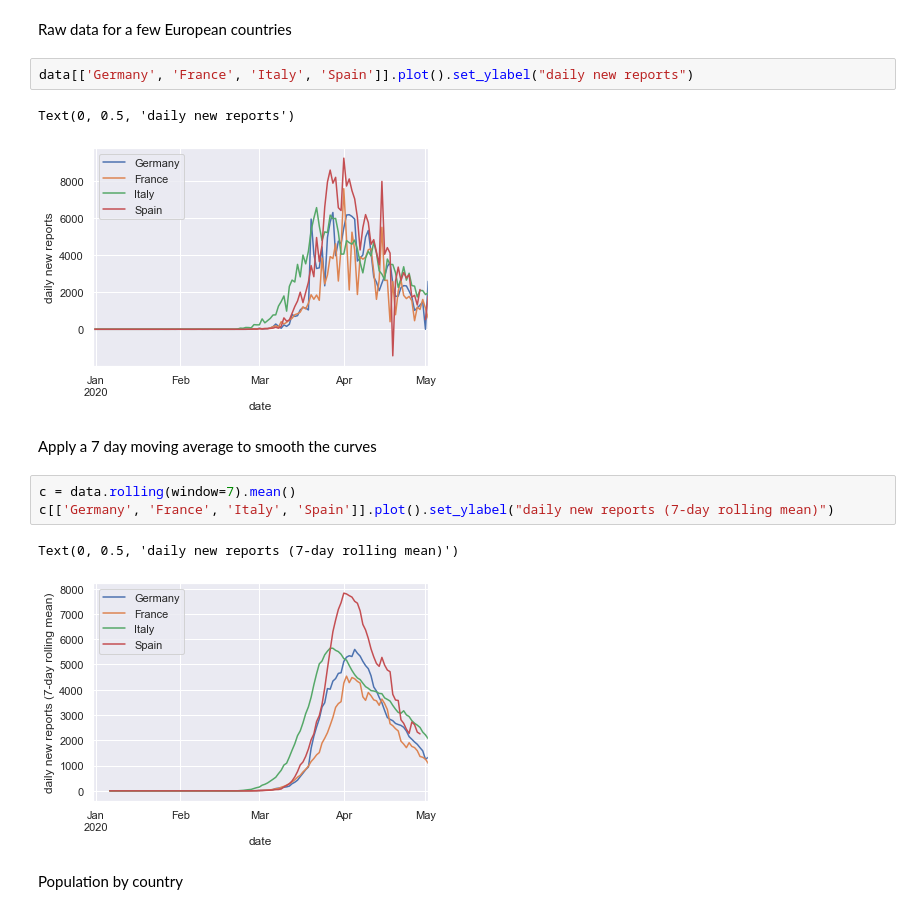
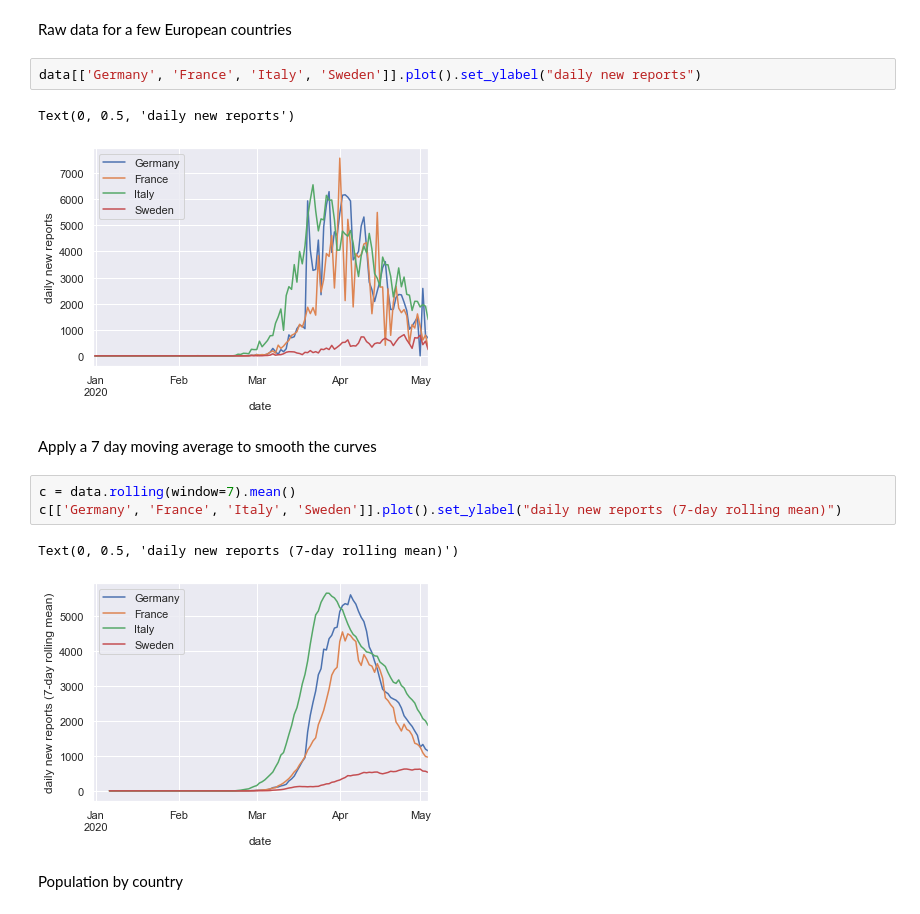
Before and after one commit to wtkranz/CoronaPlay, a Jupyter notebook: coronaplay.ipynb, the cells around one changed output. Drawn from its saved outputs; the diff is of its cells as text.

```diff
--- a/coronaplay.ipynb
+++ b/coronaplay.ipynb
@@ -32,18 +33,18 @@ data
 # %% [markdown]
 Raw data for a few European countries
 # %%
-data[['Germany', 'France', 'Italy', 'Spain']].plot().set_ylabel("daily new reports")
+data[['Germany', 'France', 'Italy', 'Sweden']].plot().set_ylabel("daily new reports")
 # %% [output]
 Text(0, 0.5, 'daily new reports')
-[figure, old version]
+[figure, new version]
 # %% [markdown]
 Apply a 7 day moving average to smooth the curves
 # %%
 c = data.rolling(window=7).mean()
-c[['Germany', 'France', 'Italy', 'Spain']].plot().set_ylabel("daily new reports (7-day rolling mean)")
+c[['Germany', 'France', 'Italy', 'Sweden']].plot().set_ylabel("daily new reports (7-day rolling mean)")
 # %% [output]
 Text(0, 0.5, 'daily new reports (7-day rolling mean)')
-[figure, old version]
+[figure, new version]
 # %% [markdown]
 Population by country
 # %%
```
Also changed, not shown: parts of 34 cells of this notebook.
